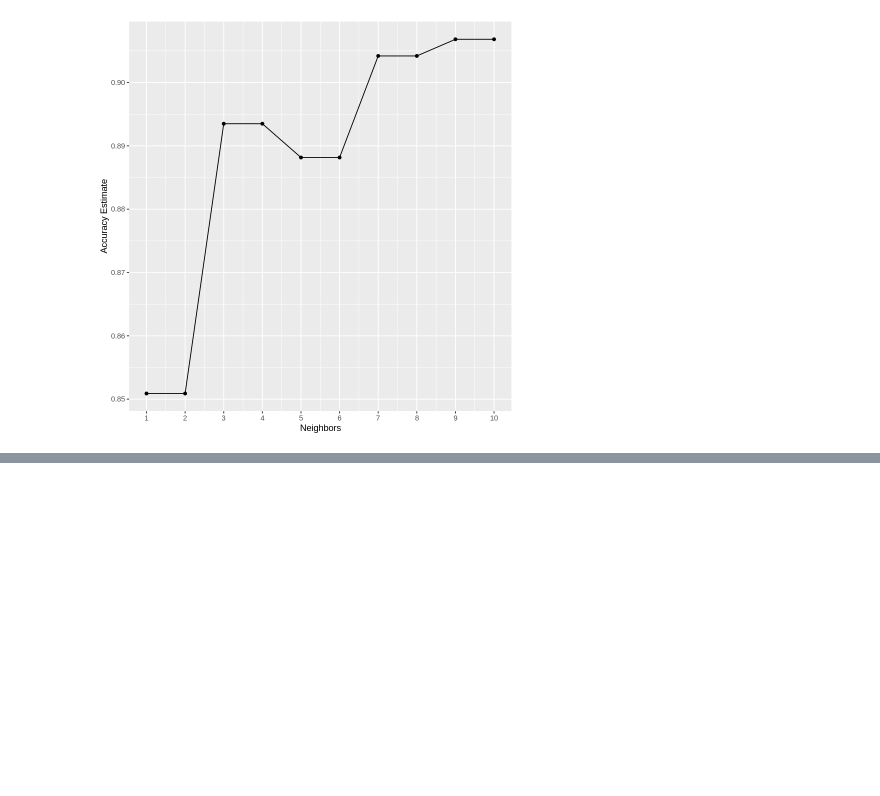
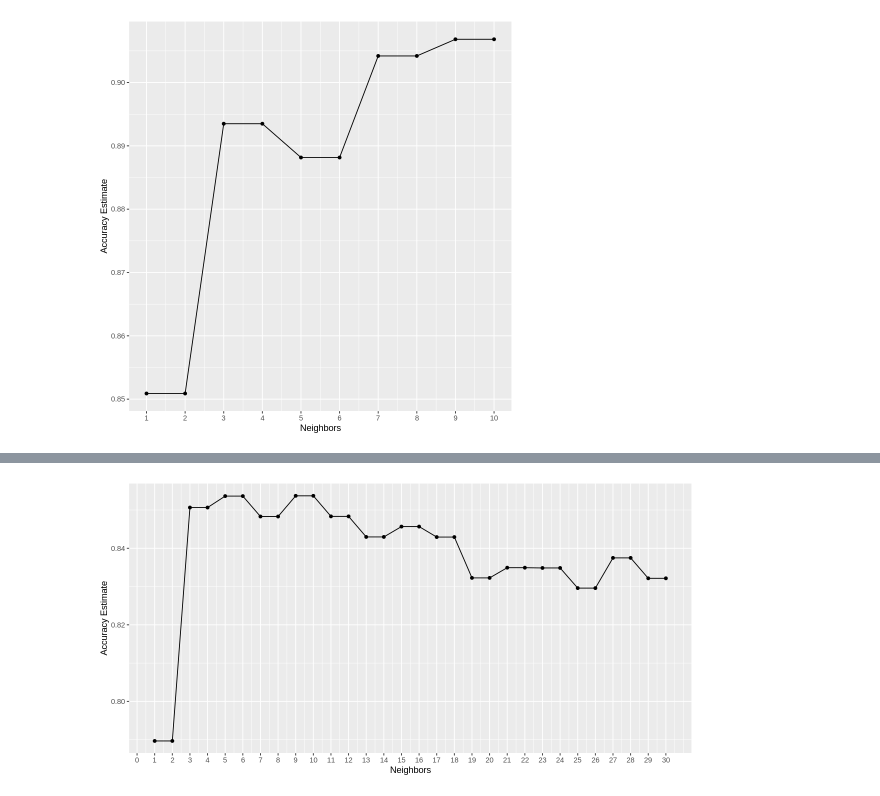
Before and after one commit to kseniak1/DSCI100-Project, a Jupyter notebook: Hannah_notebook.ipynb, the cells around one changed output, grey strips where cells are left out. Cells and saved outputs as stored; diff of their text form; code cells hidden in the pictures; blank space fills up the shorter version.

```diff
--- a/Hannah_notebook.ipynb
+++ b/Hannah_notebook.ipynb
@@ -203,27 +193,32 @@ plot_4 <- ggplot(fit_4, aes(x = neighbors, y = mean))+
 # %%
 #5: Mean and skewness (D)
 
 #generic recipe
 recipe_5 <- recipe(class ~ mean_dm + skewness_dm, data = pulsar_training) %>%
     step_scale(all_predictors()) %>%
     step_center(all_predictors())
 
 #generic workflow
 
 fit_5 <- workflow() %>%
     add_model(knn_spec) %>%
     add_recipe(recipe_5) %>%
     tune_grid(resamples = vfold, grid = k_values) %>%
     collect_metrics() %>%
     filter(.metric == "accuracy")
 
 #k vs accuracy plot
 
+options(repr.plot.width = 10, repr.plot.height = 5)
+
 plot_5 <- ggplot(fit_5, aes(x = neighbors, y = mean))+
        geom_point() +
        geom_line() +
        labs(x = "Neighbors", y = "Accuracy Estimate") +
-       scale_x_continuous(breaks = seq(0, 10, by = 1))
+       scale_x_continuous(breaks = seq(0, 30, by = 1))
+plot_5
+# %% [output]
+[figure, added]
 # %%
 #6: Mean and excess kurtosis (D)
 
```
Also changed, not shown: parts of 4 cells of this notebook.
